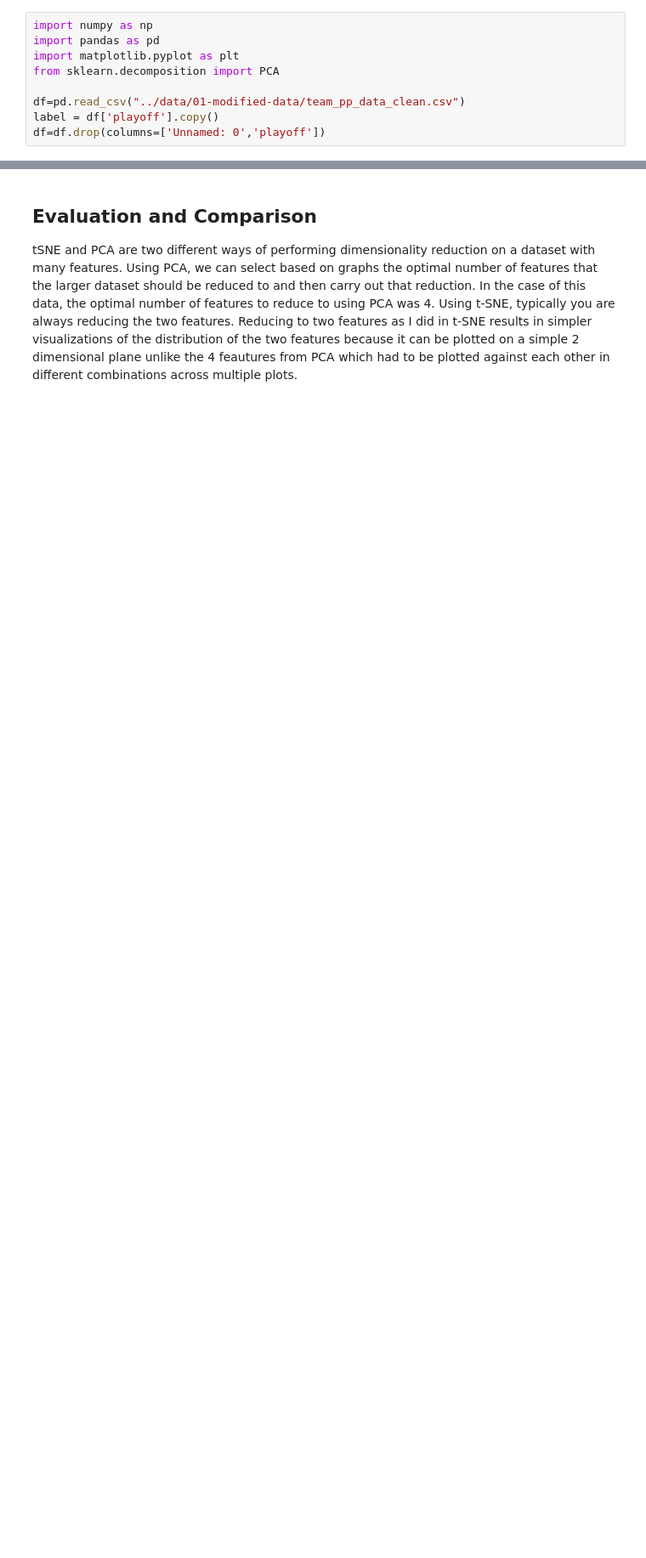
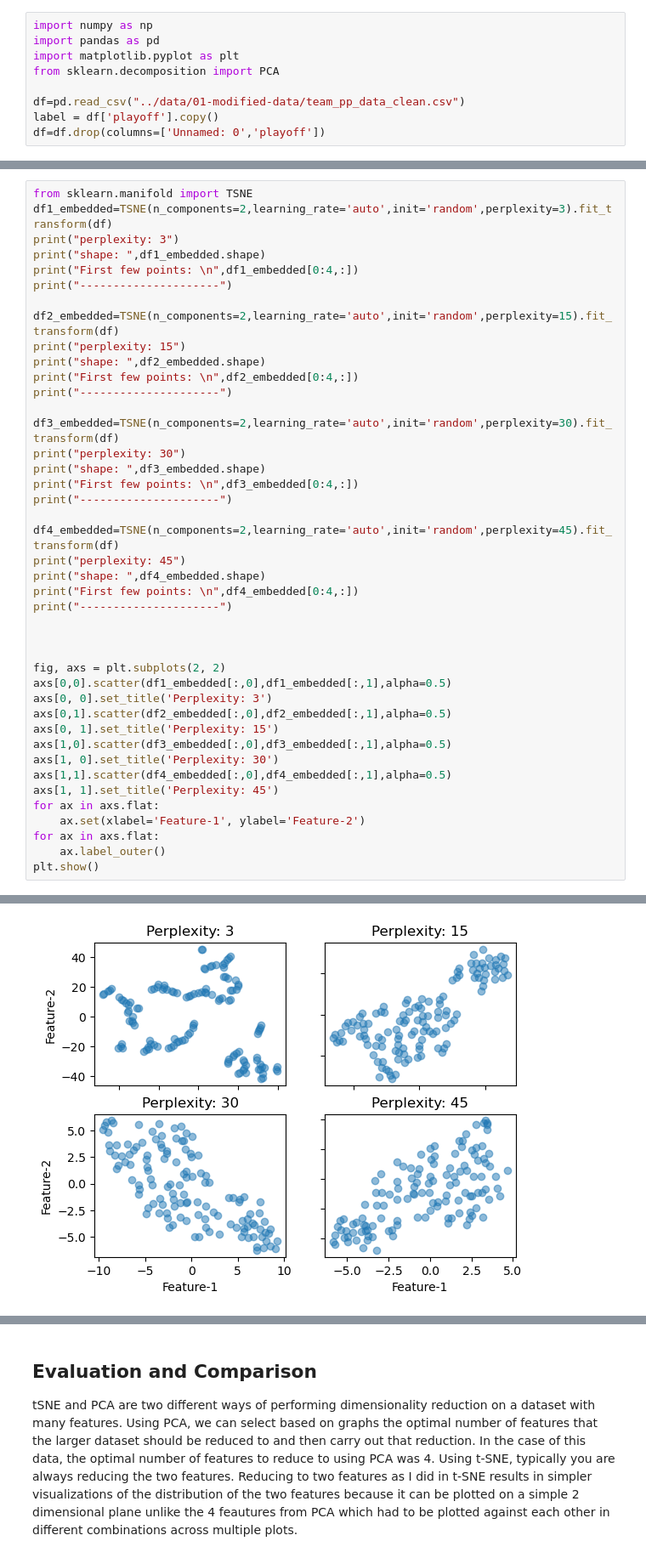
Before and after one commit to anly501/dsan-5000-project-geh1221, a Jupyter notebook: project-website/dimensionality-reduction.ipynb, the cells around one changed output, grey strips where cells are left out. Shown at 85% size. Saved outputs shown, nothing was run; the diff lists cells and outputs as text; blank space fills up the shorter version.

```diff
--- a/project-website/dimensionality-reduction.ipynb
+++ b/project-website/dimensionality-reduction.ipynb
@@ -153,0 +123,43 @@ First few points:
+# %%
+from sklearn.manifold import TSNE
+df1_embedded=TSNE(n_components=2,learning_rate='auto',init='random',perplexity=3).fit_transform(df)
+print("perplexity: 3")
+print("shape: ",df1_embedded.shape)
+print("First few points: \n",df1_embedded[0:4,:])
+print("---------------------")
+
+df2_embedded=TSNE(n_components=2,learning_rate='auto',init='random',perplexity=15).fit_transform(df)
+print("perplexity: 15")
+print("shape: ",df2_embedded.shape)
+print("First few points: \n",df2_embedded[0:4,:])
+print("---------------------")
+
+df3_embedded=TSNE(n_components=2,learning_rate='auto',init='random',perplexity=30).fit_transform(df)
+print("perplexity: 30")
+print("shape: ",df3_embedded.shape)
+print("First few points: \n",df3_embedded[0:4,:])
+print("---------------------")
+
+df4_embedded=TSNE(n_components=2,learning_rate='auto',init='random',perplexity=45).fit_transform(df)
+print("perplexity: 45")
+print("shape: ",df4_embedded.shape)
+print("First few points: \n",df4_embedded[0:4,:])
+print("---------------------")
+
+
+
+fig, axs = plt.subplots(2, 2)
+axs[0,0].scatter(df1_embedded[:,0],df1_embedded[:,1],alpha=0.5)
+axs[0, 0].set_title('Perplexity: 3')
+axs[0,1].scatter(df2_embedded[:,0],df2_embedded[:,1],alpha=0.5)
+axs[0, 1].set_title('Perplexity: 15')
+axs[1,0].scatter(df3_embedded[:,0],df3_embedded[:,1],alpha=0.5)
+axs[1, 0].set_title('Perplexity: 30')
+axs[1,1].scatter(df4_embedded[:,0],df4_embedded[:,1],alpha=0.5)
+axs[1, 1].set_title('Perplexity: 45')
+for ax in axs.flat:
+    ax.set(xlabel='Feature-1', ylabel='Feature-2')
+for ax in axs.flat:
+    ax.label_outer()
+plt.show()
+# %% [output]
@@ -153,0 +183 @@ First few points:
+[figure, added]
```
Also changed, not shown: parts of 21 cells of this notebook, 55 other files.
